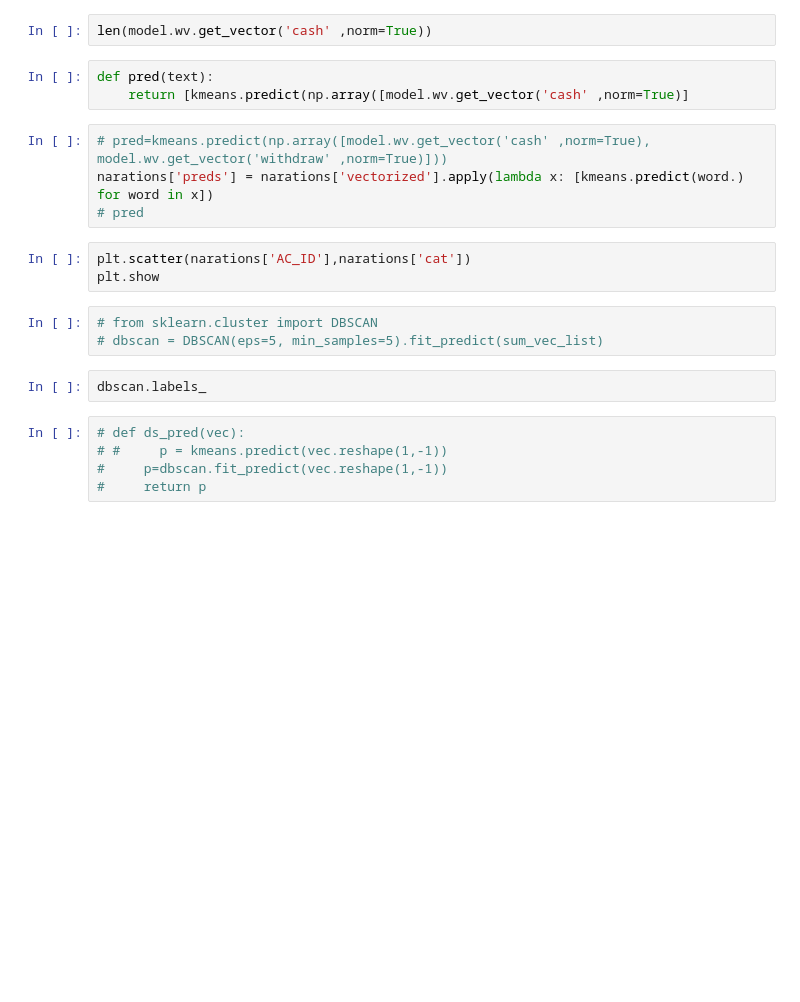
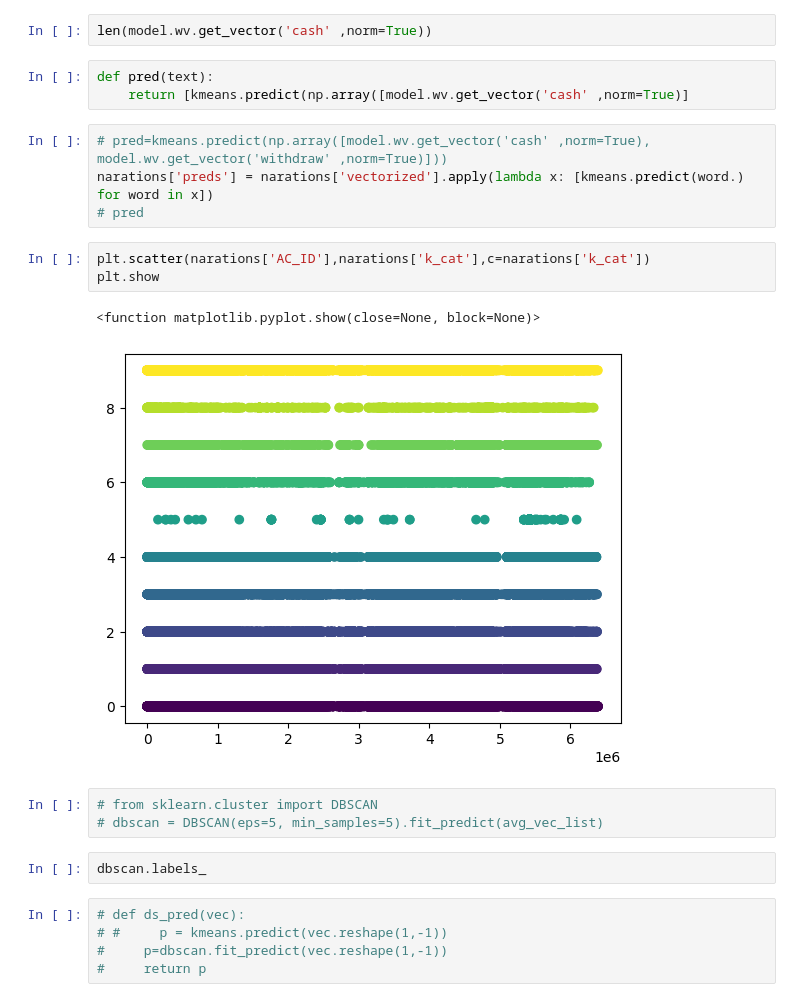
Before and after one commit to Asif-droid/transaction_naration, a Jupyter notebook: transactio-naration-data.ipynb, the cells around one changed output. Saved outputs shown, nothing was run; the diff lists cells and outputs as text; blank space fills up the shorter version.

```diff
--- a/transactio-naration-data.ipynb
+++ b/transactio-naration-data.ipynb
@@ -392,11 +382,14 @@ def pred(text):
 narations['preds'] = narations['vectorized'].apply(lambda x: [kmeans.predict(word.) for word in x])
 # pred
 # %%
-plt.scatter(narations['AC_ID'],narations['cat'])
+plt.scatter(narations['AC_ID'],narations['k_cat'],c=narations['k_cat'])
 plt.show
+# %% [output]
+<function matplotlib.pyplot.show(close=None, block=None)>
+[figure, added]
 # %%
 # from sklearn.cluster import DBSCAN
-# dbscan = DBSCAN(eps=5, min_samples=5).fit_predict(sum_vec_list)
+# dbscan = DBSCAN(eps=5, min_samples=5).fit_predict(avg_vec_list)
 # %%
 dbscan.labels_
 # %%
```
Also changed, not shown: parts of 22 cells of this notebook.
